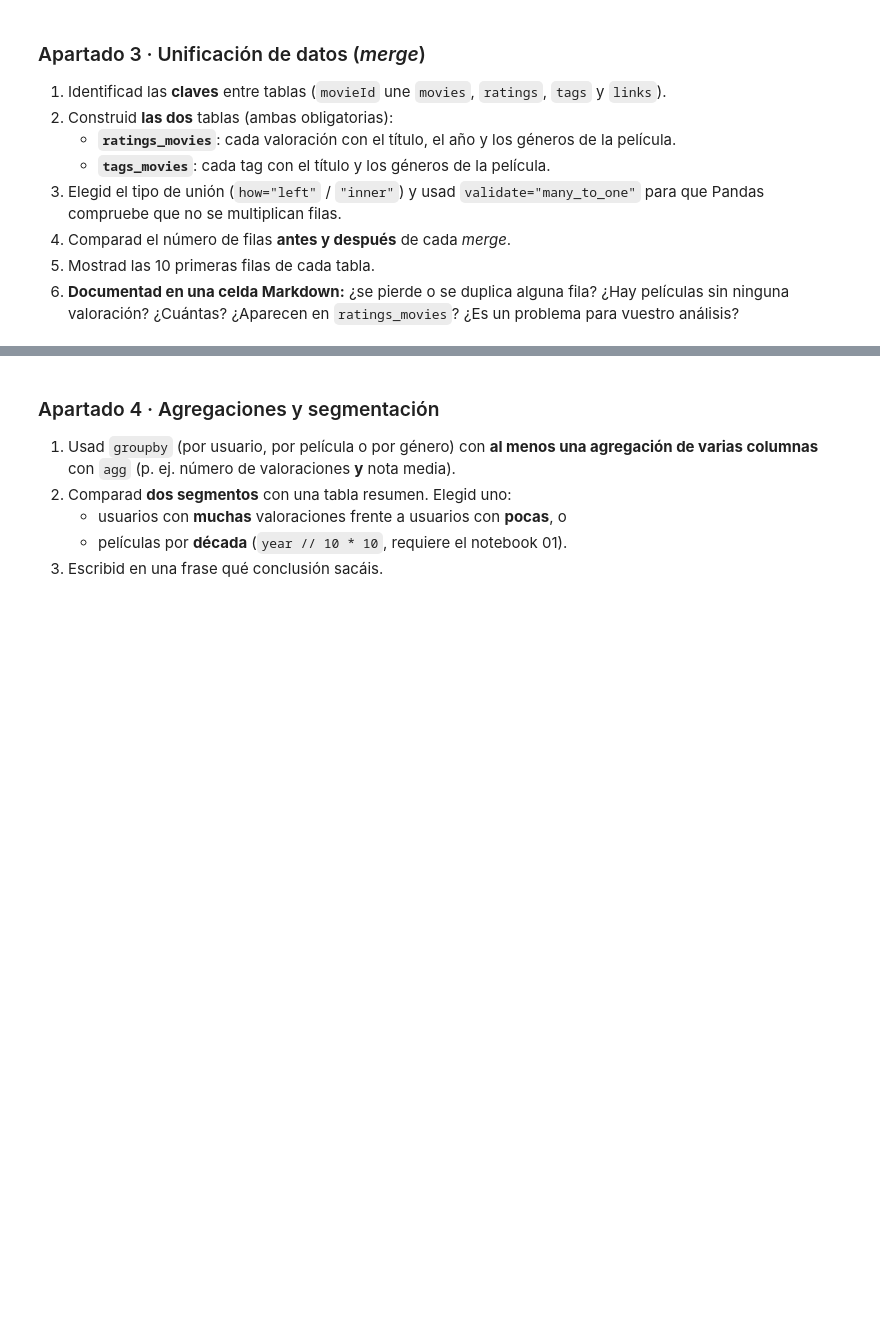
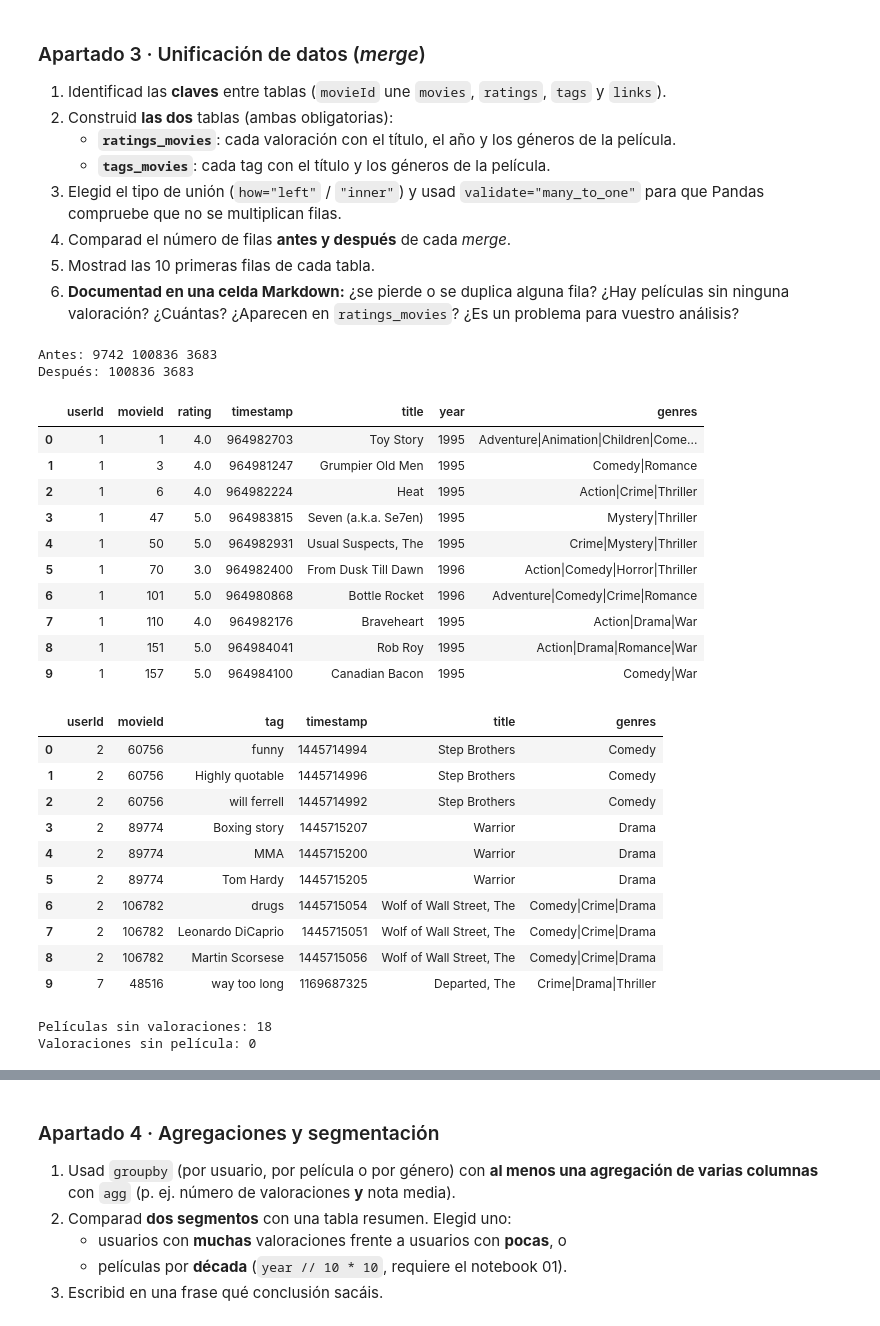
Before and after one commit to Jurovlo/tc-catalogo-peliculas, a Jupyter notebook: 02_analisis.ipynb, the cells around one changed output, grey strips where cells are left out. Drawn from its saved outputs; the diff is of its cells as text; code cells hidden in the pictures; blank space fills up the shorter version.

```diff
--- a/02_analisis.ipynb
+++ b/02_analisis.ipynb
@@ -45,6 +47,52 @@ print(movies.shape, ratings.shape, tags.shape)
 6. **Documentad en una celda Markdown:** ¿se pierde o se duplica alguna fila? ¿Hay películas sin ninguna valoración? ¿Cuántas? ¿Aparecen en `ratings_movies`? ¿Es un problema para vuestro análisis?
 # %%
 # --- Apartado 3: Merge ---
+
+# Punto 1:
+# La clave común entre tablas (movies, ratings, tags y links) es: movieId .
+
+# Punto 2:
+ratings_movies = ratings.merge(
+    movies[["movieId", "title", "year", "genres"]],
+    on="movieId", how="left", validate="many_to_one")  # Punto 3.
+tags_movies = tags.merge(
+    movies[["movieId", "title", "genres"]],
+    on="movieId", how="left", validate="many_to_one")  # Punto 3.
+
+print("Antes:", movies.shape[0], ratings.shape[0], tags.shape[0])  # Punto 4.
+print("Después:", ratings_movies.shape[0], tags_movies.shape[0])   # Punto 4.
+
+display(ratings_movies.head(10))  # Punto 5.
+display(tags_movies.head(10))     # Punto 5.
+print("Películas sin valoraciones:", movies.shape[0] - ratings["movieId"].nunique())   # Punto 6.
+print("Valoraciones sin película:", ratings_movies["title"].isna().sum())              # Punto 6.
+# %% [output]
+Antes: 9742 100836 3683
+Después: 100836 3683
+|  | userId | movieId | rating | timestamp | title | year | genres |
+| 0 | 1 | 1 | 4.0 | 964982703 | Toy Story | 1995 | Adventure|Animation|Children|Come... |
+| 1 | 1 | 3 | 4.0 | 964981247 | Grumpier Old Men | 1995 | Comedy|Romance |
+| 2 | 1 | 6 | 4.0 | 964982224 | Heat | 1995 | Action|Crime|Thriller |
+| 3 | 1 | 47 | 5.0 | 964983815 | Seven (a.k.a. Se7en) | 1995 | Mystery|Thriller |
+| 4 | 1 | 50 | 5.0 | 964982931 | Usual Suspects, The | 1995 | Crime|Mystery|Thriller |
+| 5 | 1 | 70 | 3.0 | 964982400 | From Dusk Till Dawn | 1996 | Action|Comedy|Horror|Thriller |
+| 6 | 1 | 101 | 5.0 | 964980868 | Bottle Rocket | 1996 | Adventure|Comedy|Crime|Romance |
+| 7 | 1 | 110 | 4.0 | 964982176 | Braveheart | 1995 | Action|Drama|War |
+| 8 | 1 | 151 | 5.0 | 964984041 | Rob Roy | 1995 | Action|Drama|Romance|War |
+| 9 | 1 | 157 | 5.0 | 964984100 | Canadian Bacon | 1995 | Comedy|War |
+|  | userId | movieId | tag | timestamp | title | genres |
+| 0 | 2 | 60756 | funny | 1445714994 | Step Brothers | Comedy |
+| 1 | 2 | 60756 | Highly quotable | 1445714996 | Step Brothers | Comedy |
+| 2 | 2 | 60756 | will ferrell | 1445714992 | Step Brothers | Comedy |
+| 3 | 2 | 89774 | Boxing story | 1445715207 | Warrior | Drama |
+| 4 | 2 | 89774 | MMA | 1445715200 | Warrior | Drama |
+| 5 | 2 | 89774 | Tom Hardy | 1445715205 | Warrior | Drama |
+| 6 | 2 | 106782 | drugs | 1445715054 | Wolf of Wall Street, The | Comedy|Crime|Drama |
+| 7 | 2 | 106782 | Leonardo DiCaprio | 1445715051 | Wolf of Wall Street, The | Comedy|Crime|Drama |
+| 8 | 2 | 106782 | Martin Scorsese | 1445715056 | Wolf of Wall Street, The | Comedy|Crime|Drama |
+| 9 | 7 | 48516 | way too long | 1169687325 | Departed, The | Crime|Drama|Thriller |
+Películas sin valoraciones: 18
+Valoraciones sin película: 0
 # %% [markdown]
 **Documentación del merge** (escribid aquí vuestras conclusiones):
 
```
Also changed, not shown: parts of 12 cells of this notebook.
